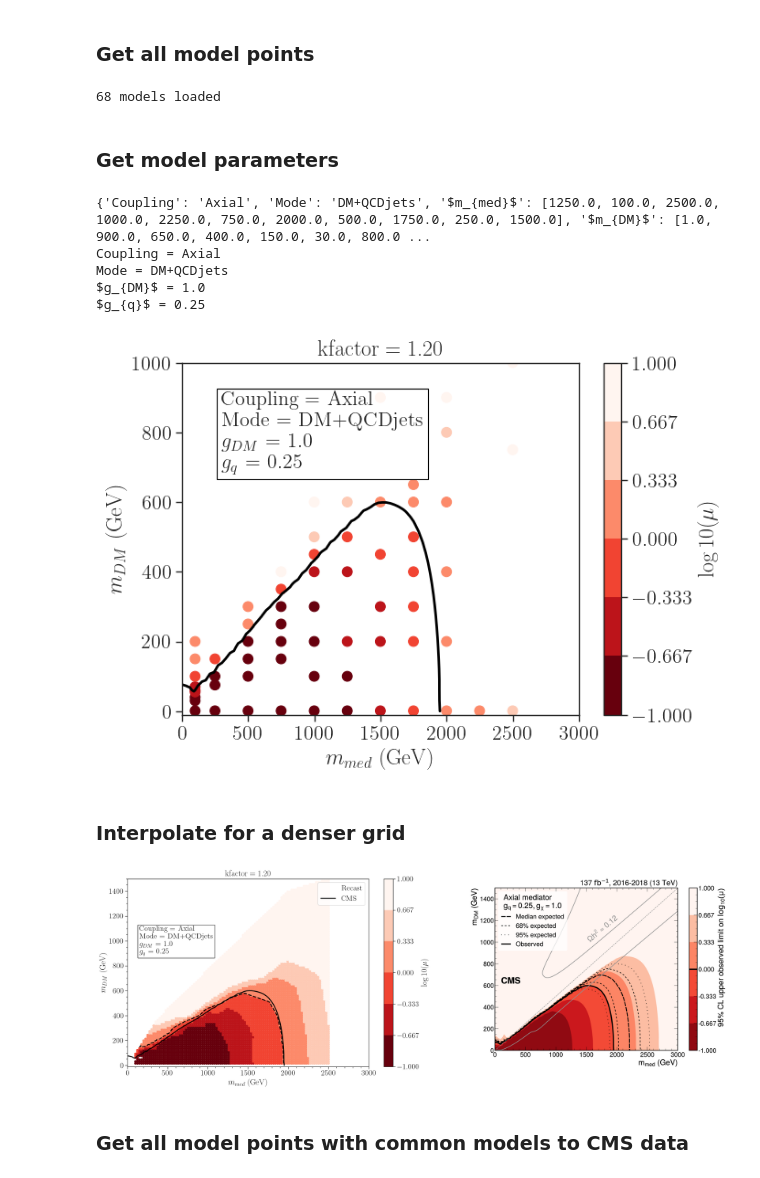
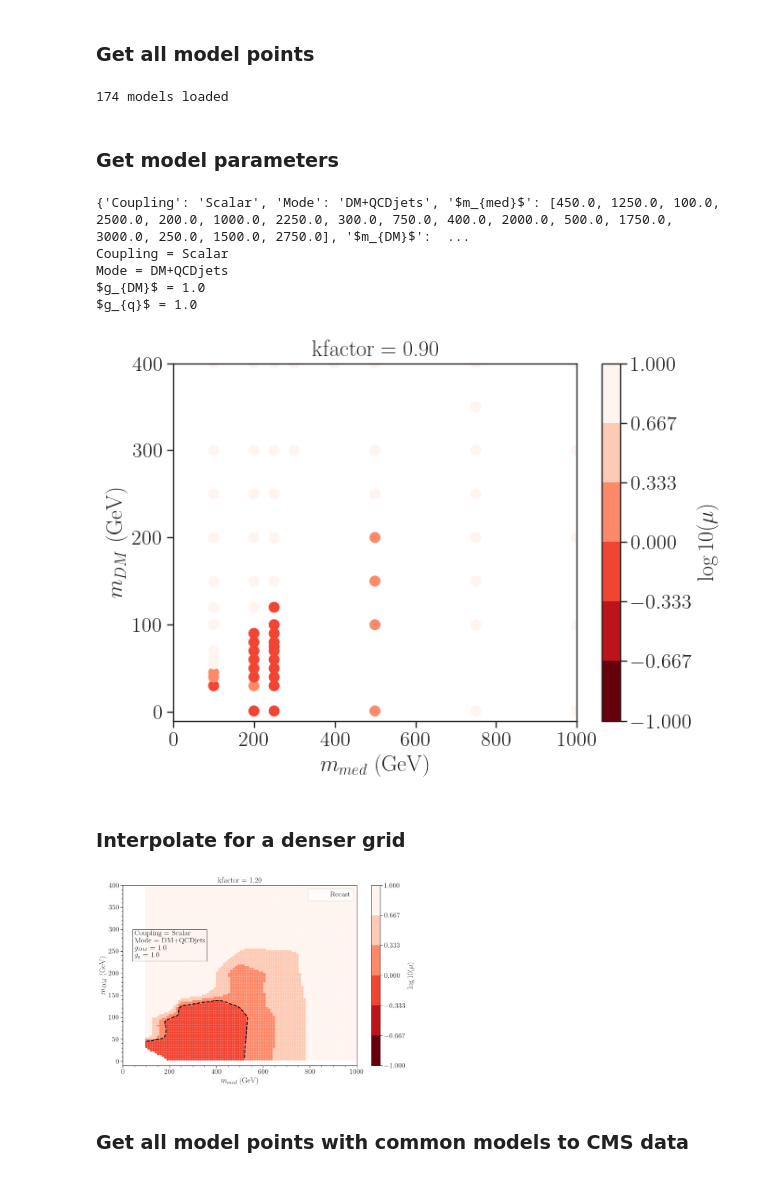
Before and after one commit to andlessa/MonoXSMS, a Jupyter notebook: notebooks/plotValidation-Axial-Copy1.ipynb, the cells around one changed output. Saved outputs shown, nothing was run; the diff lists cells and outputs as text; code cells hidden in the pictures.

Commit message:
updated readme and plots

```diff
--- a/notebooks/plotValidation-Axial-Copy1.ipynb
+++ b/notebooks/plotValidation-Axial-Copy1.ipynb
@@ -40,7 +40,7 @@ print(cmsCurve.dtype.names)
 # %% [markdown]
 ### Load Recast Data
 # %%
-recastData = pd.read_pickle('../checkScanResults_axial.pcl')
+recastData = pd.read_pickle('../scanResults_pseudoscalar.pcl')
 # %% [markdown]
 ### Get all model points
 # %%
@@ -52,7 +52,7 @@ for row in recastData[mCols].values:
         models.append(m)
 print('%i models loaded' %len(models))
 # %% [output]
-68 models loaded
+174 models loaded
 # %% [markdown]
 ### Get model parameters
 # %%
@@ -65,17 +65,17 @@ print(parameters)
 textstr = '\n'.join([r'%s = %s' %(k,v) for k,v in parameters.items() if k not in ['$m_{med}$','$m_{DM}$']])
 print(textstr)
 # %% [output]
-{'Coupling': 'Axial', 'Mode': 'DM+QCDjets', '$m_{med}$': [1250.0, 100.0, 2500.0, 1000.0, 2250.0, 750.0, 2000.0, 500.0, 1750.0, 250.0, 1500.0], '$m_{DM}$': [1.0, 900.0, 650.0, 400.0, 150.0, 30.0, 800.0 ...
-Coupling = Axial
+{'Coupling': 'Scalar', 'Mode': 'DM+QCDjets', '$m_{med}$': [450.0, 1250.0, 100.0, 2500.0, 200.0, 1000.0, 2250.0, 300.0, 750.0, 400.0, 2000.0, 500.0, 1750.0, 3000.0, 250.0, 1500.0, 2750.0], '$m_{DM}$':  ...
+Coupling = Scalar
 Mode = DM+QCDjets
 $g_{DM}$ = 1.0
-$g_{q}$ = 0.25
+$g_{q}$ = 1.0
 # %%
 # Remove duplicated data from other datasets
 recastData = recastData[recastData['Data-takingperiod'] == 2017]
 cmsData = cmsData[cmsData['Data-takingperiod'] == 2017]
 # %%
-kfactor = 1.2
+kfactor = 0.9
 lmuData = np.log10(recastData['$\mu^{UL}_{obs}$']/kfactor)
 # %%
 fig = plt.figure(figsize=(7,5))
@@ -83,21 +83,21 @@ plt.scatter(x=recastData['$m_{med}$'],y=recastData['$m_{DM}$'],vmin=-1.0,vmax=1.
             c=lmuData,cmap=plt.cm.get_cmap('Reds_r', 6),s=60)
 cbar = plt.colorbar(label=r'$\log10(\mu)$')
 cbar.set_ticks([-1.0,-0.6666,-0.3333,0.0,0.33333,0.66666,1.0])
-plt.plot(cmsCurve['m_med_GeV'],cmsCurve['m_chi_GeV'],label='CMS',linewidth=2,color='black')
+# plt.plot(cmsCurve['m_med_GeV'],cmsCurve['m_chi_GeV'],label='CMS',linewidth=2,color='black')
 plt.xlabel(r'$m_{med}$ (GeV)')
 plt.ylabel(r'$m_{DM}$ (GeV)')
-plt.ylim(-10,1000)
-plt.xlim(0,3000)
+plt.ylim(-10,400)
+plt.xlim(0,1000)
 plt.title('kfactor = %1.2f' %kfactor)
-plt.text(0.1,0.7,textstr,fontsize=16,bbox=dict(facecolor='none', edgecolor='black'),
-         transform = plt.gca().transAxes)
+# plt.text(0.1,0.7,textstr,fontsize=16,bbox=dict(facecolor='none', edgecolor='black'),
+#          transform = plt.gca().transAxes)
 plt.show()
 # %% [output]
-[figure, old version]
+[figure, new version]
 # %% [markdown]
 ### Interpolate for a denser grid
 # %%
-pts = np.array([x for x in product(np.linspace(0,2500.,100),np.linspace(0,1500.,100)) if x[0] > x[1]])
+pts = np.array([x for x in product(np.linspace(0,1000.,100),np.linspace(0,400.,100))])
 lmuPts = griddata(list(zip(recastData['$m_{med}$'],recastData['$m_{DM}$'])),
                   lmuData,pts)
 pts = pts[~np.isnan(lmuPts)]
@@ -105,33 +105,33 @@ lmuPts = lmuPts[~np.isnan(lmuPts)]
 # %%
 fig,ax = plt.subplots(figsize=(20,7),ncols=2,nrows=1)
 
 
 p = ax[0].scatter(x=pts[:,0],y=pts[:,1],vmin=-1.0,vmax=1.0,
             c=lmuPts,cmap=plt.cm.get_cmap('Reds_r', 6))
 cbar = plt.colorbar(p,label=r'$\log10(\mu)$',ax=ax[0])
 cbar.set_ticks([-1.0,-0.6666,-0.3333,0.0,0.33333,0.66666,1.0])
 cs = ax[0].tricontour(pts[:,0],pts[:,1],lmuPts,levels=[0.0],
                linewidths=2,linestyles='dashed',colors='black')
 cs.collections[0].set_label('Recast')
 
-ax[0].plot(cmsCurve['m_med_GeV'],cmsCurve['m_chi_GeV'],label='CMS',linewidth=2,color='black')
+# ax[0].plot(cmsCurve['m_med_GeV'],cmsCurve['m_chi_GeV'],label='CMS',linewidth=2,color='black')
 ax[0].legend(loc='upper right')
 ax[0].set_xlabel(r'$m_{med}$ (GeV)')
 ax[0].set_ylabel(r'$m_{DM}$ (GeV)')
-ax[0].set_ylim(-10,1500)
-ax[0].set_xlim(0,3000)
+ax[0].set_ylim(-10,400)
+ax[0].set_xlim(0,1000)
 ax[0].minorticks_on()
 ax[0].text(0.05,0.6,textstr,fontsize=16,bbox=dict(facecolor='none', edgecolor='black'),
          transform = ax[0].transAxes)
 ax[0].set_title('kfactor = %1.2f' %kfactor)
 
-cmsPlot = plt.imread('../AuxInfo/CMS-EXO-20-004-data/CMS-EXO-20-004_Figure_007-a.png')
-ax[1].imshow(cmsPlot)
+# cmsPlot = plt.imread('../AuxInfo/CMS-EXO-20-004-data/CMS-EXO-20-004_Figure_007-a.png')
+# ax[1].imshow(cmsPlot)
 ax[1].axis('off')
 plt.tight_layout()
 plt.show()
 # %% [output]
-[figure, old version]
+[figure, new version]
 # %% [markdown]
 ### Get all model points with common models to CMS data
 # %%
```
Also changed, not shown: parts of 1 cell of this notebook, 13 other files.
